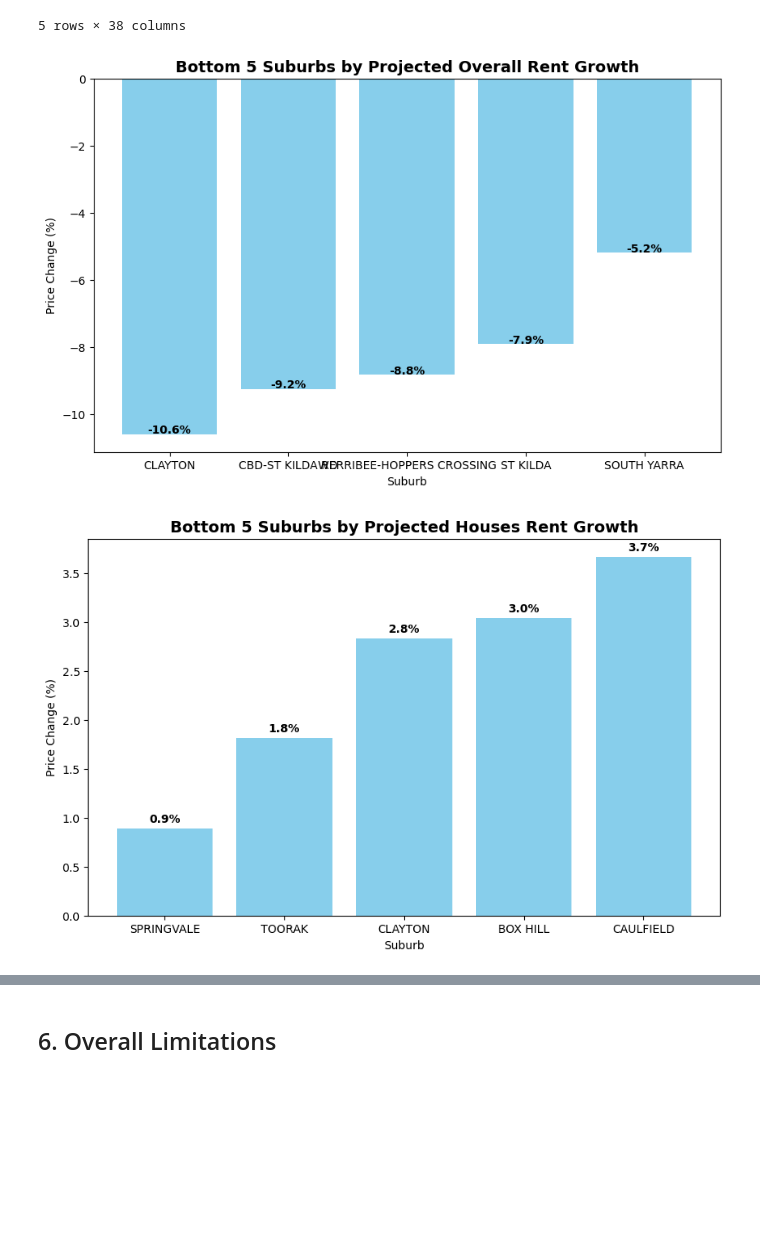
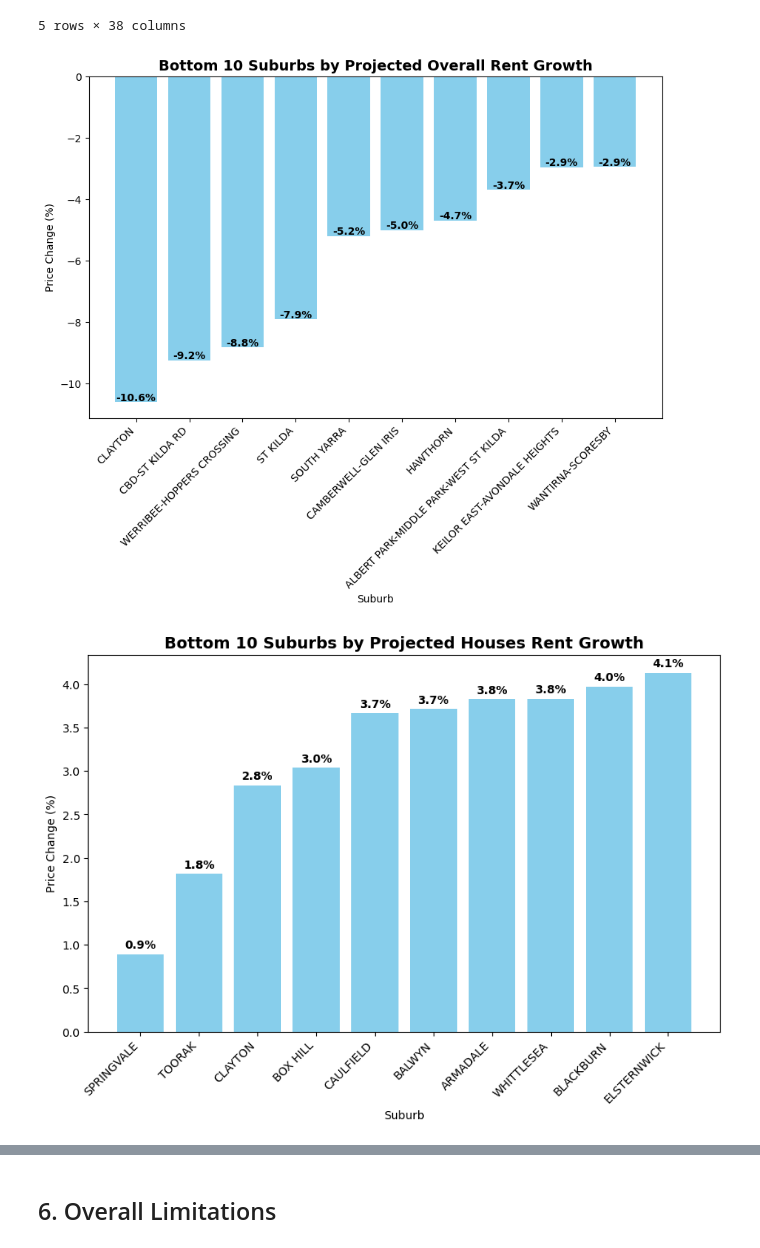
Before and after one commit to bicicow03/Group-Project-Real-Estate-Industry-Analysis, a Jupyter notebook: notebooks/summary_notebook.ipynb, the cells around one changed output, grey strips where cells are left out. Drawn from its saved outputs; the diff is of its cells as text; code cells hidden in the pictures; blank space fills up the shorter version.

```diff
--- a/notebooks/summary_notebook.ipynb
+++ b/notebooks/summary_notebook.ipynb
@@ -403,31 +403,32 @@ top5_apartments_ROI
 | 4 | 120 | DANDENONG | 400000 | 118 | 365.493382 | 365.493382 | ... |
 5 rows × 38 columns
 # %%
-def plot_bottom_growth(df, name, n=5):
+def plot_bottom_growth(df, name, n=10):
 
     # Sort and select top n
     top = df.sort_values(by="Price_change (%)", ascending=True).head(n)
 
     # Plot
     plt.figure(figsize=(10,6))
     bars = plt.bar(top["Suburb"], top["Price_change (%)"], color="skyblue")
 
     # Add labels on bars with a small vertical offset
     for bar in bars:
         height = bar.get_height()
         plt.text(bar.get_x() + bar.get_width()/2,
                  height + (0.01 * top["Price_change (%)"].max()),  # offset = 2% of max value
                  f"{height:.1f}%",
                  ha='center', va='bottom', fontsize=10, fontweight="bold")
 
     # Titles and labels
     plt.title(f"Bottom {n} Suburbs by Projected {name} Rent Growth", fontsize=14, fontweight="bold")
     plt.ylabel("Price Change (%)")
     plt.xlabel("Suburb")
+    plt.xticks(rotation=45, ha="right")
 
 plot_bottom_growth(overall, 'Overall')
 plot_bottom_growth(houses, 'Houses')
 plot_bottom_growth(apartments, 'Apartments')
 # %% [output]
-[figure, old version]
+[figure, new version]
-[figure, old version]
+[figure, new version]
```
Also changed, not shown: parts of 4 cells of this notebook, 1 other file.
